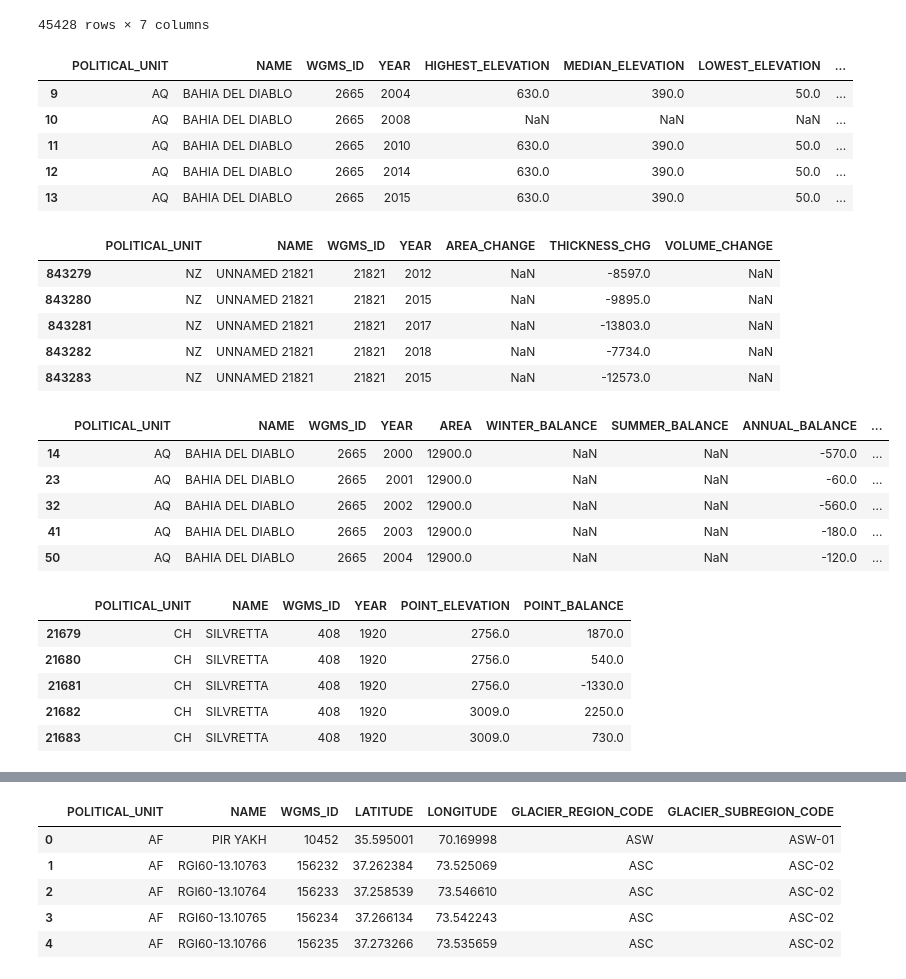
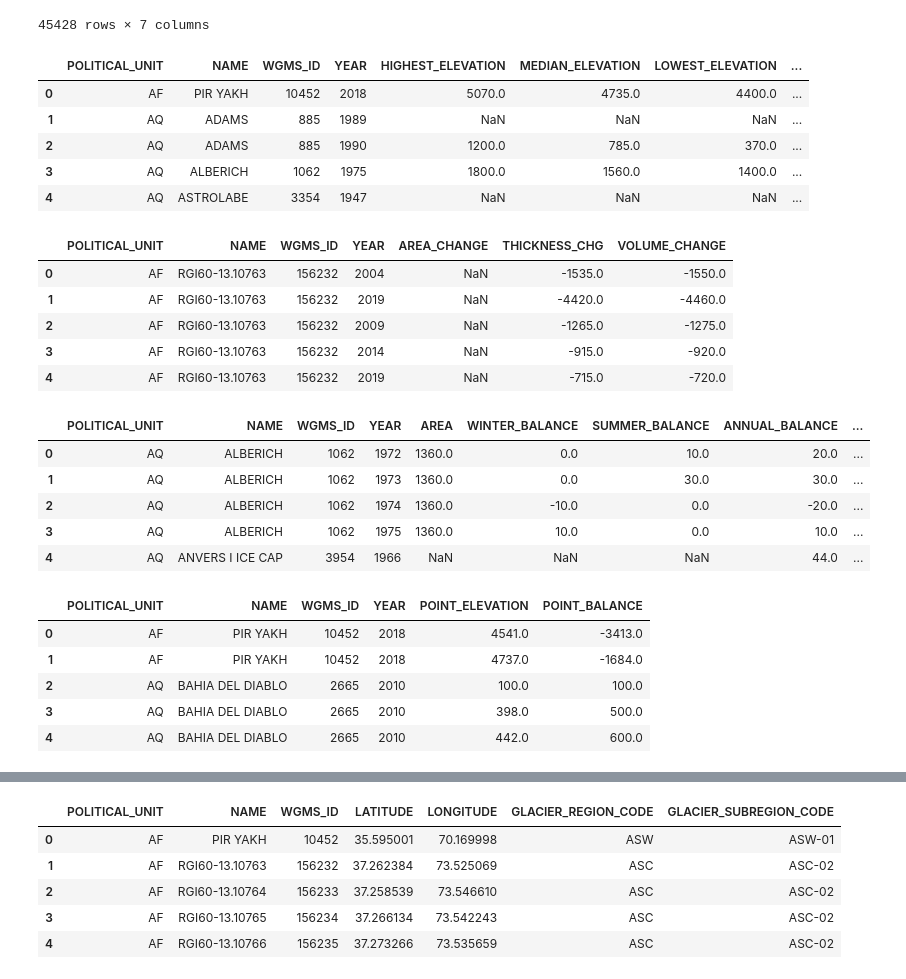
Before and after one commit to CeliaMi/GLAC_IA_RES, a Jupyter notebook: EDA_Glaciares.ipynb, the cells around one changed output, grey strips where cells are left out. Cells and saved outputs as stored; diff of their text form; code cells hidden in the pictures.

Commit message:
clean eda

```diff
--- a/EDA_Glaciares.ipynb
+++ b/EDA_Glaciares.ipynb
@@ -955,5 +919,5 @@ copy_mass_merged_df[(copy_mass_merged_df['NAME'] == 'BAHIA DEL DIABLO') & (copy_
 # %%
 #cambiaremos los valores 9999 por NaN:
-mass_merged_columns = list(copy_mass_merged_df.columns)
-copy_mass_merged_df[mass_merged_columns].replace(9999, np.nan, inplace=True)
+mass_merged_columns = list(clean_mass_merged_df.columns)
+clean_mass_merged_df[mass_merged_columns].replace(9999, np.nan, inplace=True)
 # %%
@@ -978,9 +939,9 @@ copy_mass_merged_df[copy_mass_merged_df['ABL_AREA'].notnull()].head()
 | 135 | AQ | BAHIA DEL DIABLO | 2665 | 2014 | NaN | NaN | NaN | -100.0 | ... |
 | 136 | AQ | BAHIA DEL DIABLO | 2665 | 2014 | NaN | NaN | NaN | 250.0 | ... |
 # %%
-copy_mass_merged_df['AREA'] = copy_mass_merged_df['AREA'].apply(km_m)
+clean_mass_merged_df['AREA'] = clean_mass_merged_df['AREA'].apply(km_m)
 # %%
-copy_mass_merged_df['ACC_AREA'] = copy_mass_merged_df['ACC_AREA'].apply(km_m)
+clean_mass_merged_df['ACC_AREA'] = clean_mass_merged_df['ACC_AREA'].apply(km_m)
 # %%
-copy_mass_merged_df['ABL_AREA'] = copy_mass_merged_df['ABL_AREA'].apply(km_m)
+clean_mass_merged_df['ABL_AREA'] = clean_mass_merged_df['ABL_AREA'].apply(km_m)
 # %%
@@ -1723,41 +1727,41 @@ relevant_glaciers
 | 189472 | TJ | RGI60-14.19028 | 120481 | 37.328091 | 75.013892 | ASW | ASW-02 |
 45428 rows × 7 columns
 # %%
-copy_clean_state_df.head()
+clean_state_df.head()
 # %% [output]
 |  | POLITICAL_UNIT | NAME | WGMS_ID | YEAR | HIGHEST_ELEVATION | MEDIAN_ELEVATION | LOWEST_ELEVATION | ... |
-| 9 | AQ | BAHIA DEL DIABLO | 2665 | 2004 | 630.0 | 390.0 | 50.0 | ... |
-| 10 | AQ | BAHIA DEL DIABLO | 2665 | 2008 | NaN | NaN | NaN | ... |
-| 11 | AQ | BAHIA DEL DIABLO | 2665 | 2010 | 630.0 | 390.0 | 50.0 | ... |
-| 12 | AQ | BAHIA DEL DIABLO | 2665 | 2014 | 630.0 | 390.0 | 50.0 | ... |
-| 13 | AQ | BAHIA DEL DIABLO | 2665 | 2015 | 630.0 | 390.0 | 50.0 | ... |
+| 0 | AF | PIR YAKH | 10452 | 2018 | 5070.0 | 4735.0 | 4400.0 | ... |
+| 1 | AQ | ADAMS | 885 | 1989 | NaN | NaN | NaN | ... |
+| 2 | AQ | ADAMS | 885 | 1990 | 1200.0 | 785.0 | 370.0 | ... |
+| 3 | AQ | ALBERICH | 1062 | 1975 | 1800.0 | 1560.0 | 1400.0 | ... |
+| 4 | AQ | ASTROLABE | 3354 | 1947 | NaN | NaN | NaN | ... |
 # %%
-copy_clean_change_df.head()
+clean_change_df.head()
 # %% [output]
 |  | POLITICAL_UNIT | NAME | WGMS_ID | YEAR | AREA_CHANGE | THICKNESS_CHG | VOLUME_CHANGE |
-| 843279 | NZ | UNNAMED 21821 | 21821 | 2012 | NaN | -8597.0 | NaN |
-| 843280 | NZ | UNNAMED 21821 | 21821 | 2015 | NaN | -9895.0 | NaN |
-| 843281 | NZ | UNNAMED 21821 | 21821 | 2017 | NaN | -13803.0 | NaN |
-| 843282 | NZ | UNNAMED 21821 | 21821 | 2018 | NaN | -7734.0 | NaN |
-| 843283 | NZ | UNNAMED 21821 | 21821 | 2015 | NaN | -12573.0 | NaN |
+| 0 | AF | RGI60-13.10763 | 156232 | 2004 | NaN | -1535.0 | -1550.0 |
+| 1 | AF | RGI60-13.10763 | 156232 | 2019 | NaN | -4420.0 | -4460.0 |
+| 2 | AF | RGI60-13.10763 | 156232 | 2009 | NaN | -1265.0 | -1275.0 |
+| 3 | AF | RGI60-13.10763 | 156232 | 2014 | NaN | -915.0 | -920.0 |
+| 4 | AF | RGI60-13.10763 | 156232 | 2019 | NaN | -715.0 | -720.0 |
 # %%
-copy_mass_merged_df_filtered.head()
+clean_mass_merged_df.head()
 # %% [output]
 |  | POLITICAL_UNIT | NAME | WGMS_ID | YEAR | AREA | WINTER_BALANCE | SUMMER_BALANCE | ANNUAL_BALANCE | ... |
-| 14 | AQ | BAHIA DEL DIABLO | 2665 | 2000 | 12900.0 | NaN | NaN | -570.0 | ... |
-| 23 | AQ | BAHIA DEL DIABLO | 2665 | 2001 | 12900.0 | NaN | NaN | -60.0 | ... |
-| 32 | AQ | BAHIA DEL DIABLO | 2665 | 2002 | 12900.0 | NaN | NaN | -560.0 | ... |
-| 41 | AQ | BAHIA DEL DIABLO | 2665 | 2003 | 12900.0 | NaN | NaN | -180.0 | ... |
-| 50 | AQ | BAHIA DEL DIABLO | 2665 | 2004 | 12900.0 | NaN | NaN | -120.0 | ... |
+| 0 | AQ | ALBERICH | 1062 | 1972 | 1360.0 | 0.0 | 10.0 | 20.0 | ... |
+| 1 | AQ | ALBERICH | 1062 | 1973 | 1360.0 | 0.0 | 30.0 | 30.0 | ... |
+| 2 | AQ | ALBERICH | 1062 | 1974 | 1360.0 | -10.0 | 0.0 | -20.0 | ... |
+| 3 | AQ | ALBERICH | 1062 | 1975 | 1360.0 | 10.0 | 0.0 | 10.0 | ... |
+| 4 | AQ | ANVERS I ICE CAP | 3954 | 1966 | NaN | NaN | NaN | 44.0 | ... |
 # %%
-copy_mass_b_point_df.head()
+clean_mass_b_point_df.head()
 # %% [output]
 |  | POLITICAL_UNIT | NAME | WGMS_ID | YEAR | POINT_ELEVATION | POINT_BALANCE |
-| 21679 | CH | SILVRETTA | 408 | 1920 | 2756.0 | 1870.0 |
-| 21680 | CH | SILVRETTA | 408 | 1920 | 2756.0 | 540.0 |
-| 21681 | CH | SILVRETTA | 408 | 1920 | 2756.0 | -1330.0 |
-| 21682 | CH | SILVRETTA | 408 | 1920 | 3009.0 | 2250.0 |
-| 21683 | CH | SILVRETTA | 408 | 1920 | 3009.0 | 730.0 |
+| 0 | AF | PIR YAKH | 10452 | 2018 | 4541.0 | -3413.0 |
+| 1 | AF | PIR YAKH | 10452 | 2018 | 4737.0 | -1684.0 |
+| 2 | AQ | BAHIA DEL DIABLO | 2665 | 2010 | 100.0 | 100.0 |
+| 3 | AQ | BAHIA DEL DIABLO | 2665 | 2010 | 398.0 | 500.0 |
+| 4 | AQ | BAHIA DEL DIABLO | 2665 | 2010 | 442.0 | 600.0 |
 # %%
 clean_front_variation_df.head()
 # %% [output]
```
Also changed, not shown: parts of 122 cells of this notebook.
